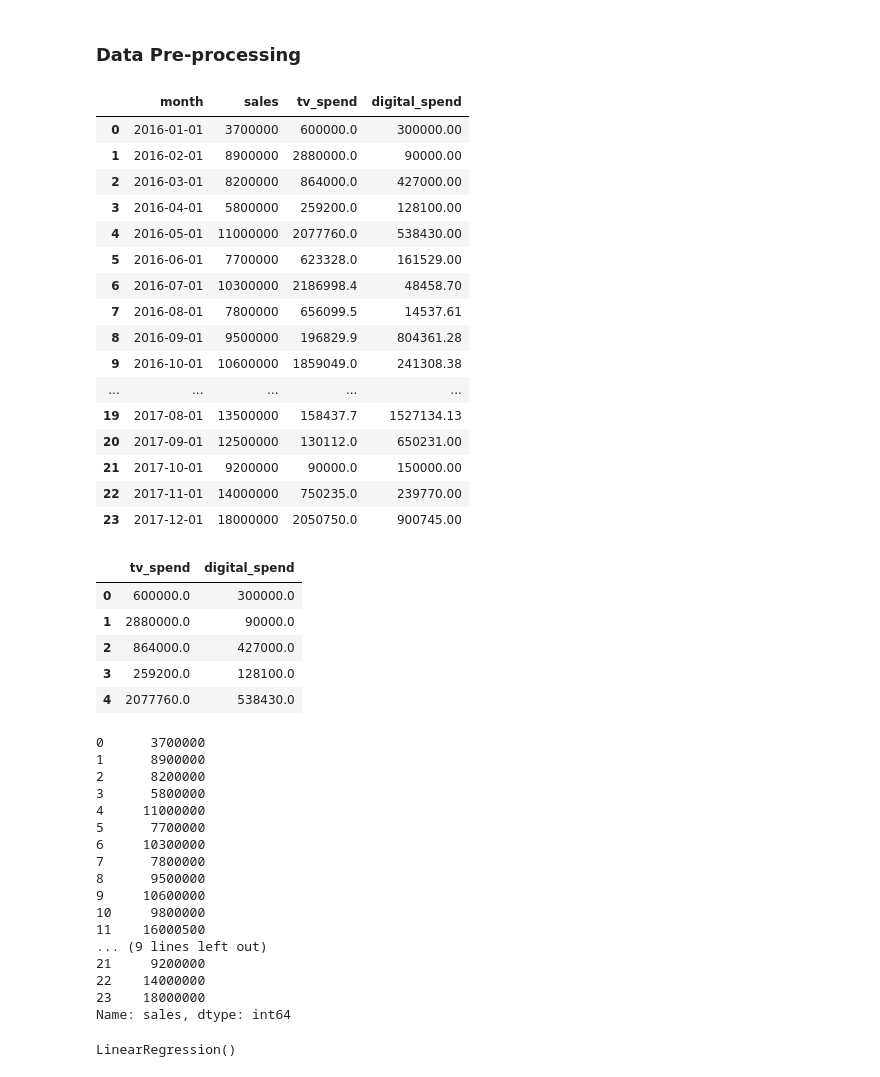
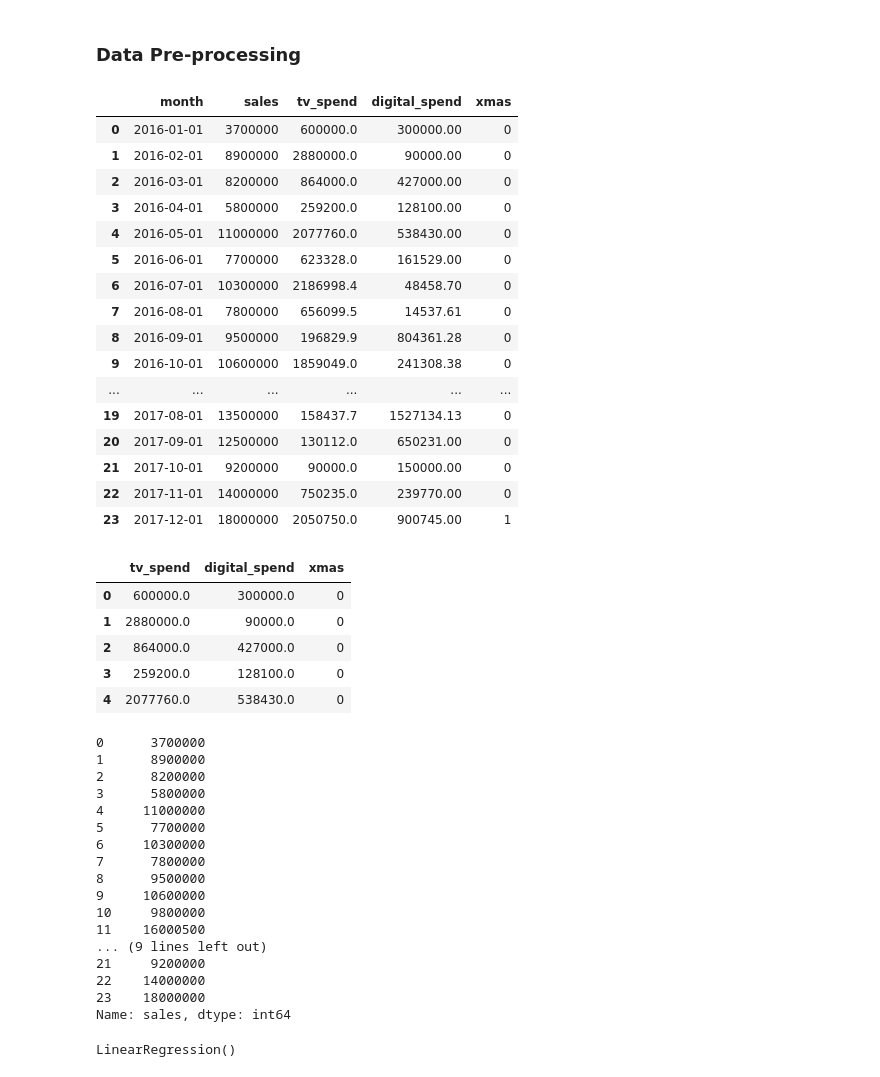
Before and after one commit to Ravi-Kuncham/Toy_sales_regression, a Jupyter notebook: KINESSO Regression analysis.ipynb, the cells around one changed output. Cells and saved outputs as stored; diff of their text form; code cells hidden in the pictures.

```diff
--- a/KINESSO Regression analysis.ipynb
+++ b/KINESSO Regression analysis.ipynb
@@ -218,26 +218,26 @@ sales Min and Max: (3700000, 19800000)
 # %% [markdown]
 ### Data Pre-processing
 # %%
-toy_sales = toy_sales.drop(['trend','xmas'], axis=1)
+toy_sales = toy_sales.drop(['trend'], axis=1)
 toy_sales
 # %% [output]
-|  | month | sales | tv_spend | digital_spend |
-| 0 | 2016-01-01 | 3700000 | 600000.0 | 300000.00 |
-| 1 | 2016-02-01 | 8900000 | 2880000.0 | 90000.00 |
-| 2 | 2016-03-01 | 8200000 | 864000.0 | 427000.00 |
-| 3 | 2016-04-01 | 5800000 | 259200.0 | 128100.00 |
-| 4 | 2016-05-01 | 11000000 | 2077760.0 | 538430.00 |
-| 5 | 2016-06-01 | 7700000 | 623328.0 | 161529.00 |
-| 6 | 2016-07-01 | 10300000 | 2186998.4 | 48458.70 |
-| 7 | 2016-08-01 | 7800000 | 656099.5 | 14537.61 |
-| 8 | 2016-09-01 | 9500000 | 196829.9 | 804361.28 |
-| 9 | 2016-10-01 | 10600000 | 1859049.0 | 241308.38 |
-| ... | ... | ... | ... | ... |
-| 19 | 2017-08-01 | 13500000 | 158437.7 | 1527134.13 |
-| 20 | 2017-09-01 | 12500000 | 130112.0 | 650231.00 |
-| 21 | 2017-10-01 | 9200000 | 90000.0 | 150000.00 |
-| 22 | 2017-11-01 | 14000000 | 750235.0 | 239770.00 |
-| 23 | 2017-12-01 | 18000000 | 2050750.0 | 900745.00 |
+|  | month | sales | tv_spend | digital_spend | xmas |
+| 0 | 2016-01-01 | 3700000 | 600000.0 | 300000.00 | 0 |
+| 1 | 2016-02-01 | 8900000 | 2880000.0 | 90000.00 | 0 |
+| 2 | 2016-03-01 | 8200000 | 864000.0 | 427000.00 | 0 |
+| 3 | 2016-04-01 | 5800000 | 259200.0 | 128100.00 | 0 |
+| 4 | 2016-05-01 | 11000000 | 2077760.0 | 538430.00 | 0 |
+| 5 | 2016-06-01 | 7700000 | 623328.0 | 161529.00 | 0 |
+| 6 | 2016-07-01 | 10300000 | 2186998.4 | 48458.70 | 0 |
+| 7 | 2016-08-01 | 7800000 | 656099.5 | 14537.61 | 0 |
+| 8 | 2016-09-01 | 9500000 | 196829.9 | 804361.28 | 0 |
+| 9 | 2016-10-01 | 10600000 | 1859049.0 | 241308.38 | 0 |
+| ... | ... | ... | ... | ... | ... |
+| 19 | 2017-08-01 | 13500000 | 158437.7 | 1527134.13 | 0 |
+| 20 | 2017-09-01 | 12500000 | 130112.0 | 650231.00 | 0 |
+| 21 | 2017-10-01 | 9200000 | 90000.0 | 150000.00 | 0 |
+| 22 | 2017-11-01 | 14000000 | 750235.0 | 239770.00 | 0 |
+| 23 | 2017-12-01 | 18000000 | 2050750.0 | 900745.00 | 1 |
 # %%
 y = toy_sales['sales']
 X = toy_sales.drop(['sales','month'], axis=1)
@@ -248,12 +248,12 @@ display(X.head())
 # Dependent variable:
 print(y)
 # %% [output]
-|  | tv_spend | digital_spend |
-| 0 | 600000.0 | 300000.0 |
-| 1 | 2880000.0 | 90000.0 |
-| 2 | 864000.0 | 427000.0 |
-| 3 | 259200.0 | 128100.0 |
-| 4 | 2077760.0 | 538430.0 |
+|  | tv_spend | digital_spend | xmas |
+| 0 | 600000.0 | 300000.0 | 0 |
+| 1 | 2880000.0 | 90000.0 | 0 |
+| 2 | 864000.0 | 427000.0 | 0 |
+| 3 | 259200.0 | 128100.0 | 0 |
+| 4 | 2077760.0 | 538430.0 | 0 |
 0      3700000
 1      8900000
 2      8200000
```
Also changed, not shown: parts of 13 cells of this notebook.
